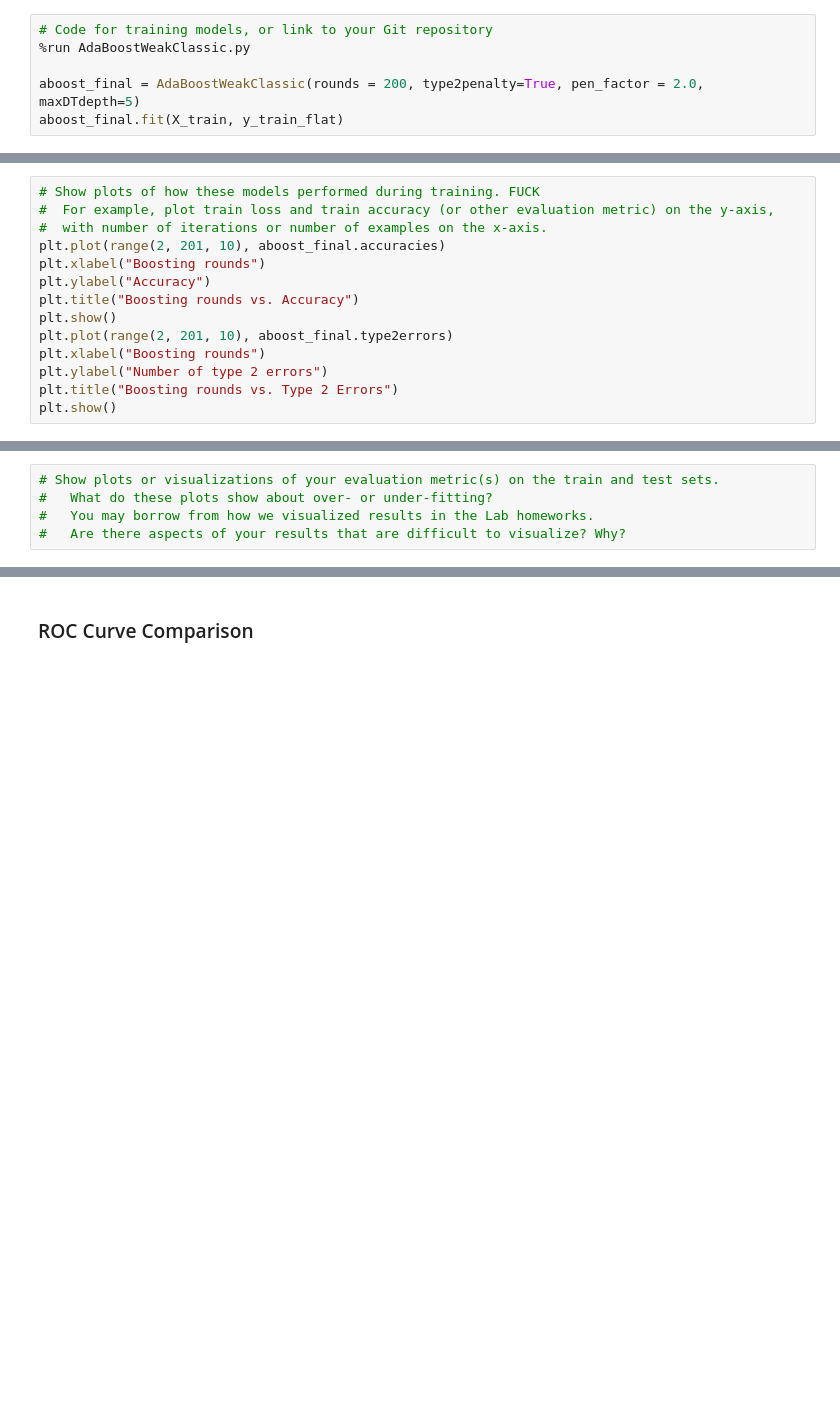
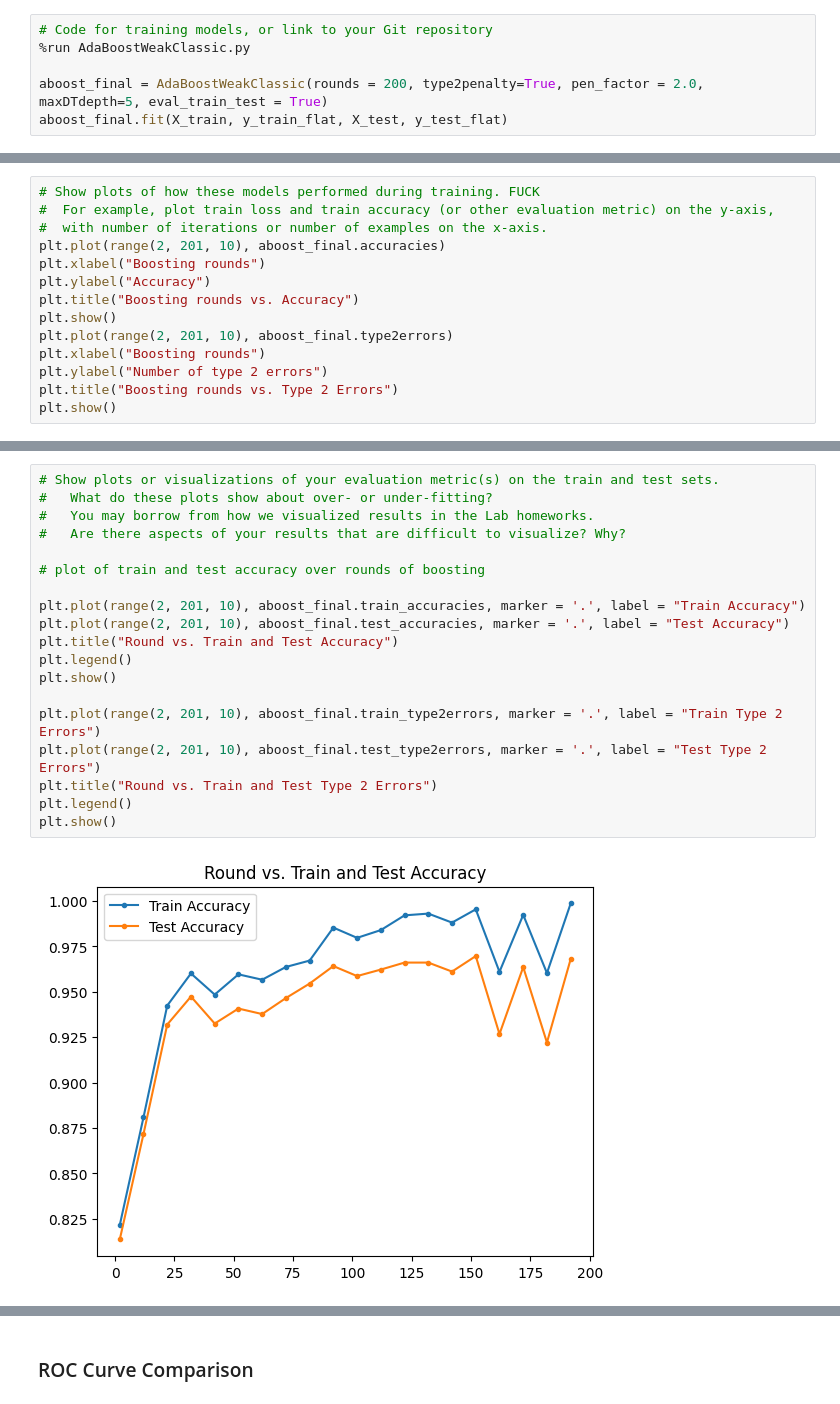
Before and after one commit to JonathanYe3/ML_duh_guyz, a Jupyter notebook: Final_Project_Submission_Template.ipynb, the cells around one changed output, grey strips where cells are left out. Cells and saved outputs as stored; diff of their text form; blank space fills up the shorter version.

```diff
--- a/Final_Project_Submission_Template.ipynb
+++ b/Final_Project_Submission_Template.ipynb
@@ -395,8 +406,8 @@ number of boosting rounds = 200 - for the sake of speed
 # Code for training models, or link to your Git repository
 %run AdaBoostWeakClassic.py
 
-aboost_final = AdaBoostWeakClassic(rounds = 200, type2penalty=True, pen_factor = 2.0, maxDTdepth=5)
-aboost_final.fit(X_train, y_train_flat)
+aboost_final = AdaBoostWeakClassic(rounds = 200, type2penalty=True, pen_factor = 2.0, maxDTdepth=5, eval_train_test = True)
+aboost_final.fit(X_train, y_train_flat, X_test, y_test_flat)
 # %%
 # Training metrics
 predictions = aboost_final.predict(X_train)
@@ -459,5 +470,21 @@ A.
 # %%
 # Show plots or visualizations of your evaluation metric(s) on the train and test sets.
 #   What do these plots show about over- or under-fitting?
 #   You may borrow from how we visualized results in the Lab homeworks.
 #   Are there aspects of your results that are difficult to visualize? Why?
+
+# plot of train and test accuracy over rounds of boosting
+
+plt.plot(range(2, 201, 10), aboost_final.train_accuracies, marker = '.', label = "Train Accuracy")
+plt.plot(range(2, 201, 10), aboost_final.test_accuracies, marker = '.', label = "Test Accuracy")
+plt.title("Round vs. Train and Test Accuracy")
+plt.legend()
+plt.show()
+
+plt.plot(range(2, 201, 10), aboost_final.train_type2errors, marker = '.', label = "Train Type 2 Errors")
+plt.plot(range(2, 201, 10), aboost_final.test_type2errors, marker = '.', label = "Test Type 2 Errors")
+plt.title("Round vs. Train and Test Type 2 Errors")
+plt.legend()
+plt.show()
+# %% [output]
+[figure, added]
```
Also changed, not shown: parts of 10 cells of this notebook, 1 other file.
